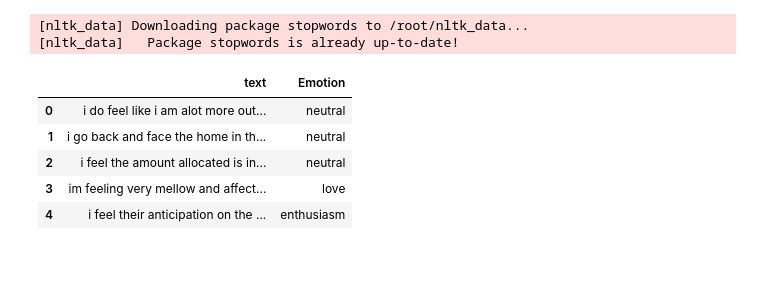
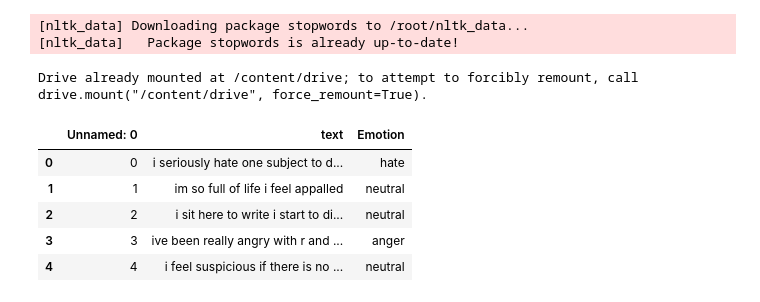
Before and after one commit to nasirabbas827/textemotion_Rafia_Hammad_final, a Jupyter notebook: textemotion_Rafia_Hammad_final.ipynb, the cells around one changed output. Cells and saved outputs as stored; diff of their text form; code cells hidden in the pictures; blank space fills up the shorter version.

```diff
--- a/textemotion_Rafia_Hammad_final.ipynb
+++ b/textemotion_Rafia_Hammad_final.ipynb
@@ -21,15 +20,21 @@ import re
 # %% [output]
 [nltk_data] Downloading package stopwords to /root/nltk_data...
 [nltk_data]   Package stopwords is already up-to-date!
+# %%
+from google.colab import drive
+drive.mount('/content/drive')
+# %% [output]
+Drive already mounted at /content/drive; to attempt to forcibly remount, call drive.mount("/content/drive", force_remount=True).
 # %%
-dataset_path = '/content/new_dataset.csv'
+dataset_path = '/content/drive/MyDrive/Dataset.csv'
 
 df = pd.read_csv(dataset_path)
+
 df.head()
 # %% [output]
-|  | text | Emotion |
-| 0 | i do feel like i am alot more out... | neutral |
-| 1 | i go back and face the home in th... | neutral |
-| 2 | i feel the amount allocated is in... | neutral |
-| 3 | im feeling very mellow and affect... | love |
-| 4 | i feel their anticipation on the ... | enthusiasm |
+|  | Unnamed: 0 | text | Emotion |
+| 0 | 0 | i seriously hate one subject to d... | hate |
+| 1 | 1 | im so full of life i feel appalled | neutral |
+| 2 | 2 | i sit here to write i start to di... | neutral |
+| 3 | 3 | ive been really angry with r and ... | anger |
+| 4 | 4 | i feel suspicious if there is no ... | neutral |
```
Also changed, not shown: parts of 21 cells of this notebook, 9 other files.
